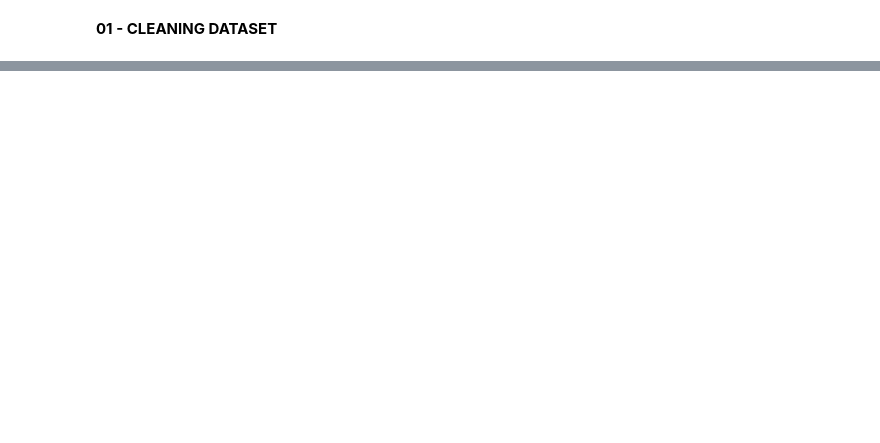
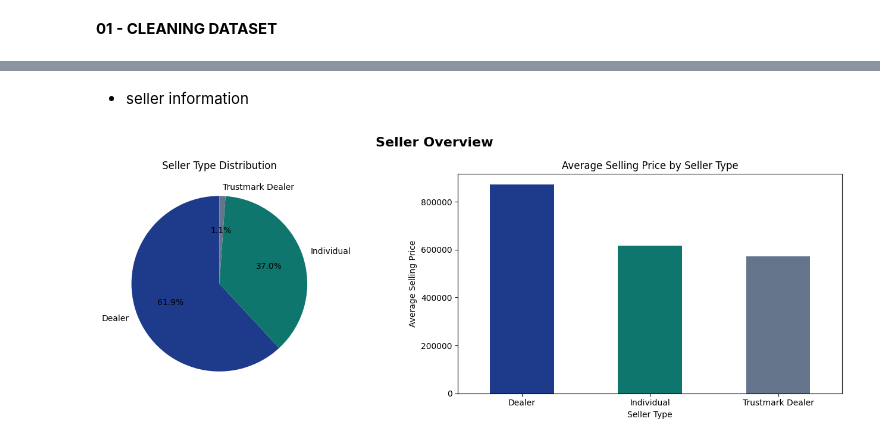
Before and after one commit to matuhwde/used-car-price-predictor, a Jupyter notebook: 01_cleaning_eda.ipynb, the cells around one changed output, grey strips where cells are left out. Saved outputs shown, nothing was run; the diff lists cells and outputs as text; code cells hidden in the pictures; blank space fills up the shorter version.

```diff
--- a/01_cleaning_eda.ipynb
+++ b/01_cleaning_eda.ipynb
@@ -26,0 +115,36 @@ pd.read_csv('/cardekho_dataset.csv')
+# %% [markdown]
+- seller information
+# %%
+
+fig, axes = plt.subplots(1, 2, figsize=(14, 5))
+
+# Main Title for the whole figure
+fig.suptitle('Seller Overview', fontsize=16, fontweight='bold')
+
+# Left Chart: Seller Type Pie Chart
+car_data['seller_type'].value_counts().plot(
+    kind='pie',
+    autopct='%1.1f%%',
+    colors=['#1E3A8A', '#0F766E', '#64748B'],
+    startangle=90,
+    ylabel='',
+    ax=axes[0]
+)
+axes[0].set_title('Seller Type Distribution')
+
+# Right Chart: Average Selling Price by Seller Type
+avg_price = round(car_data.groupby('seller_type')['selling_price'].mean())
+avg_price.plot(
+    kind='bar',
+    color=['#1E3A8A', '#0F766E', '#64748B'],
+    rot=0,  # Keeps x-axis labels horizontal
+    ax=axes[1]
+)
+axes[1].set_title('Average Selling Price by Seller Type')
+axes[1].set_xlabel('Seller Type')
+axes[1].set_ylabel('Average Selling Price')
+
+plt.tight_layout()
+plt.show()
+# %% [output]
+[figure, added]
```
Also changed, not shown: parts of 19 cells of this notebook.
